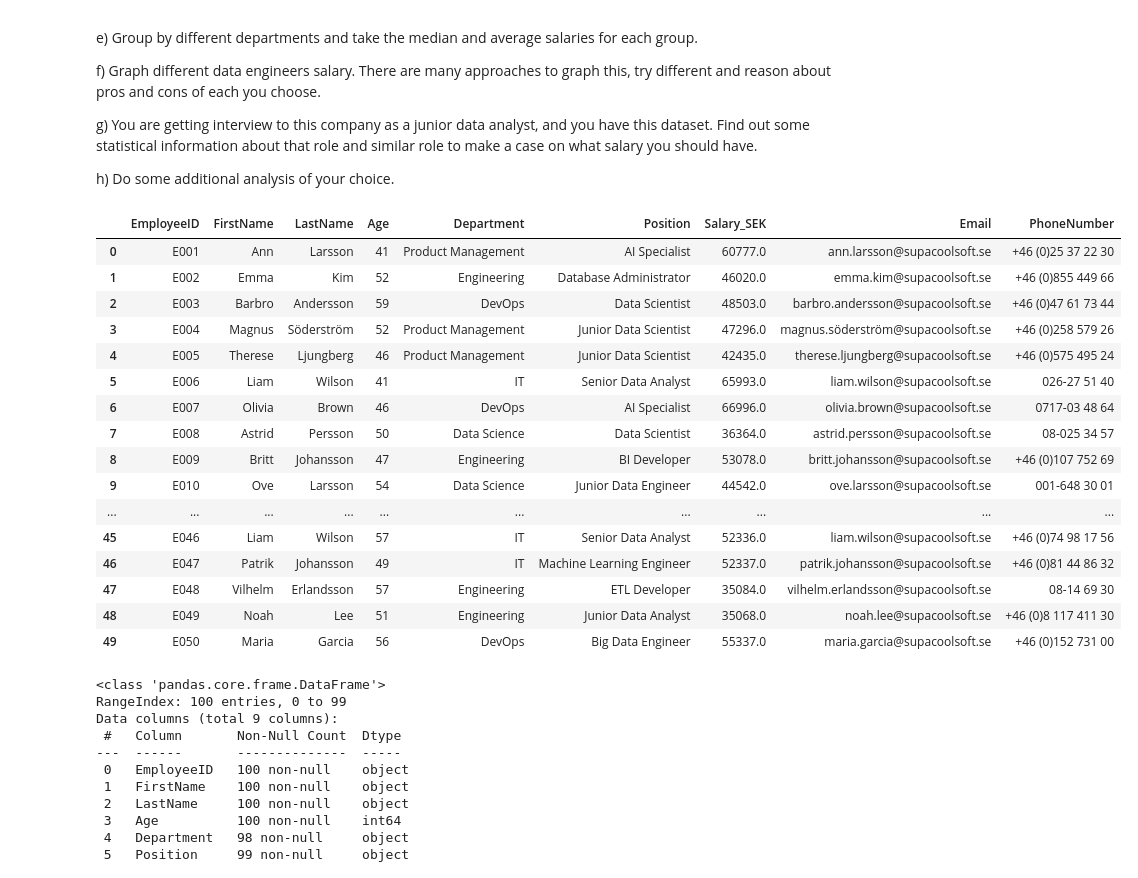
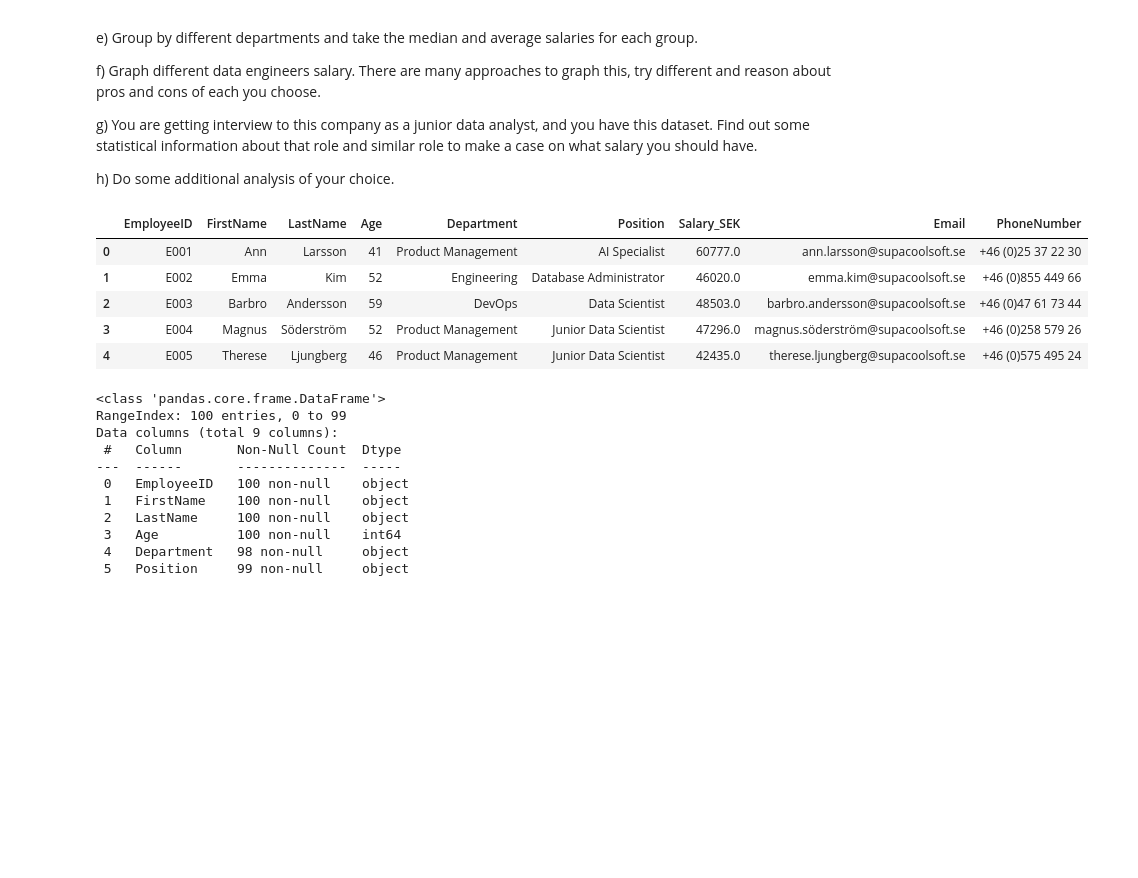
Before and after one commit to Utjiman/Fullstack_data_Richard_Boden, a Jupyter notebook: Exercise/exercise_2.ipynb, the cells around one changed output. Cells and saved outputs as stored; diff of their text form; code cells hidden in the pictures; blank space fills up the shorter version.

```diff
--- a/Exercise/exercise_2.ipynb
+++ b/Exercise/exercise_2.ipynb
@@ -33,28 +33,17 @@ h) Do some additional analysis of your choice.
 # %%
 #0
 #a) Do some initial EDA on this dataset. For example checking null values, look at some statistical properties.
 import pandas as pd
 import numpy as np
 df = pd.read_csv('../Data/supahcoolsoft.csv')
-df.head(50)
+df.head()
 # %% [output]
 |  | EmployeeID | FirstName | LastName | Age | Department | Position | Salary_SEK | Email | PhoneNumber |
 | 0 | E001 | Ann | Larsson | 41 | Product Management | AI Specialist | 60777.0 | ann.larsson@supacoolsoft.se | +46 (0)25 37 22 30 |
 | 1 | E002 | Emma | Kim | 52 | Engineering | Database Administrator | 46020.0 | emma.kim@supacoolsoft.se | +46 (0)855 449 66 |
 | 2 | E003 | Barbro | Andersson | 59 | DevOps | Data Scientist | 48503.0 | barbro.andersson@supacoolsoft.se | +46 (0)47 61 73 44 |
 | 3 | E004 | Magnus | Söderström | 52 | Product Management | Junior Data Scientist | 47296.0 | magnus.söderström@supacoolsoft.se | +46 (0)258 579 26 |
 | 4 | E005 | Therese | Ljungberg | 46 | Product Management | Junior Data Scientist | 42435.0 | therese.ljungberg@supacoolsoft.se | +46 (0)575 495 24 |
-| 5 | E006 | Liam | Wilson | 41 | IT | Senior Data Analyst | 65993.0 | liam.wilson@supacoolsoft.se | 026-27 51 40 |
-| 6 | E007 | Olivia | Brown | 46 | DevOps | AI Specialist | 66996.0 | olivia.brown@supacoolsoft.se | 0717-03 48 64 |
-| 7 | E008 | Astrid | Persson | 50 | Data Science | Data Scientist | 36364.0 | astrid.persson@supacoolsoft.se | 08-025 34 57 |
-| 8 | E009 | Britt | Johansson | 47 | Engineering | BI Developer | 53078.0 | britt.johansson@supacoolsoft.se | +46 (0)107 752 69 |
-| 9 | E010 | Ove | Larsson | 54 | Data Science | Junior Data Engineer | 44542.0 | ove.larsson@supacoolsoft.se | 001-648 30 01 |
-| ... | ... | ... | ... | ... | ... | ... | ... | ... | ... |
-| 45 | E046 | Liam | Wilson | 57 | IT | Senior Data Analyst | 52336.0 | liam.wilson@supacoolsoft.se | +46 (0)74 98 17 56 |
-| 46 | E047 | Patrik | Johansson | 49 | IT | Machine Learning Engineer | 52337.0 | patrik.johansson@supacoolsoft.se | +46 (0)81 44 86 32 |
-| 47 | E048 | Vilhelm | Erlandsson | 57 | Engineering | ETL Developer | 35084.0 | vilhelm.erlandsson@supacoolsoft.se | 08-14 69 30 |
-| 48 | E049 | Noah | Lee | 51 | Engineering | Junior Data Analyst | 35068.0 | noah.lee@supacoolsoft.se | +46 (0)8 117 411 30 |
-| 49 | E050 | Maria | Garcia | 56 | DevOps | Big Data Engineer | 55337.0 | maria.garcia@supacoolsoft.se | +46 (0)152 731 00 |
 # %%
 df.info()
 # %% [output]
```
Also changed, not shown: parts of 11 cells of this notebook, 3 other files.
